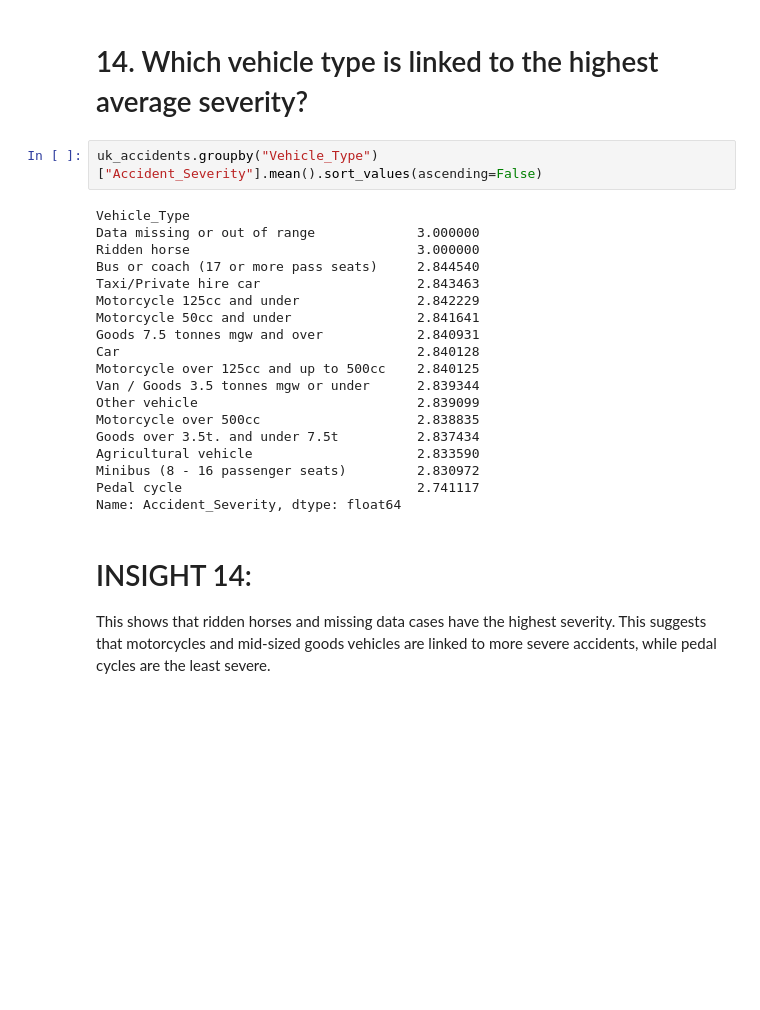
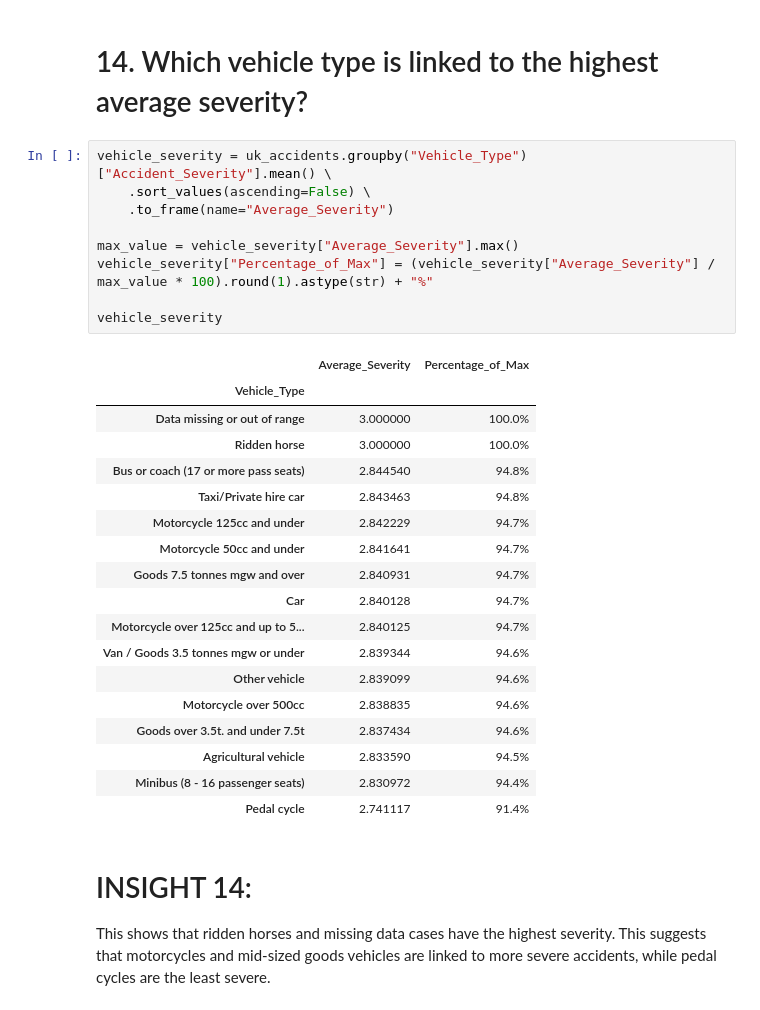
Before and after one commit to raiahyxs/Data-Analytics, a Jupyter notebook: ITELEC03/activity 2.ipynb, the cells around one changed output. Saved outputs shown, nothing was run; the diff lists cells and outputs as text; blank space fills up the shorter version.

```diff
--- a/ITELEC03/activity 2.ipynb
+++ b/ITELEC03/activity 2.ipynb
@@ -358,26 +409,33 @@ F_onewayResult(statistic=np.float64(24.100343506650468), pvalue=np.float64(0.0))
 # %% [markdown]
 <h1>14. Which vehicle type is linked to the highest average severity?</h1>
 # %%
-uk_accidents.groupby("Vehicle_Type")["Accident_Severity"].mean().sort_values(ascending=False)
+vehicle_severity = uk_accidents.groupby("Vehicle_Type")["Accident_Severity"].mean() \
+    .sort_values(ascending=False) \
+    .to_frame(name="Average_Severity")
+
+max_value = vehicle_severity["Average_Severity"].max()
+vehicle_severity["Percentage_of_Max"] = (vehicle_severity["Average_Severity"] / max_value * 100).round(1).astype(str) + "%"
+
+vehicle_severity
 # %% [output]
-Vehicle_Type
-Data missing or out of range             3.000000
-Ridden horse                             3.000000
-Bus or coach (17 or more pass seats)     2.844540
-Taxi/Private hire car                    2.843463
-Motorcycle 125cc and under               2.842229
-Motorcycle 50cc and under                2.841641
-Goods 7.5 tonnes mgw and over            2.840931
-Car                                      2.840128
-Motorcycle over 125cc and up to 500cc    2.840125
-Van / Goods 3.5 tonnes mgw or under      2.839344
-Other vehicle                            2.839099
-Motorcycle over 500cc                    2.838835
-Goods over 3.5t. and under 7.5t          2.837434
-Agricultural vehicle                     2.833590
-Minibus (8 - 16 passenger seats)         2.830972
-Pedal cycle                              2.741117
-Name: Accident_Severity, dtype: float64
+|  | Average_Severity | Percentage_of_Max |
+| Vehicle_Type |  |  |
+| Data missing or out of range | 3.000000 | 100.0% |
+| Ridden horse | 3.000000 | 100.0% |
+| Bus or coach (17 or more pass seats) | 2.844540 | 94.8% |
+| Taxi/Private hire car | 2.843463 | 94.8% |
+| Motorcycle 125cc and under | 2.842229 | 94.7% |
+| Motorcycle 50cc and under | 2.841641 | 94.7% |
+| Goods 7.5 tonnes mgw and over | 2.840931 | 94.7% |
+| Car | 2.840128 | 94.7% |
+| Motorcycle over 125cc and up to 5... | 2.840125 | 94.7% |
+| Van / Goods 3.5 tonnes mgw or under | 2.839344 | 94.6% |
+| Other vehicle | 2.839099 | 94.6% |
+| Motorcycle over 500cc | 2.838835 | 94.6% |
+| Goods over 3.5t. and under 7.5t | 2.837434 | 94.6% |
+| Agricultural vehicle | 2.833590 | 94.5% |
+| Minibus (8 - 16 passenger seats) | 2.830972 | 94.4% |
+| Pedal cycle | 2.741117 | 91.4% |
 # %% [markdown]
 <h1>INSIGHT 14: </h1>
 <p>This shows that ridden horses and missing data cases have the highest severity. This suggests that motorcycles and mid-sized goods vehicles are linked to more severe accidents, while pedal cycles are the least severe.
```
Also changed, not shown: parts of 41 cells of this notebook.
